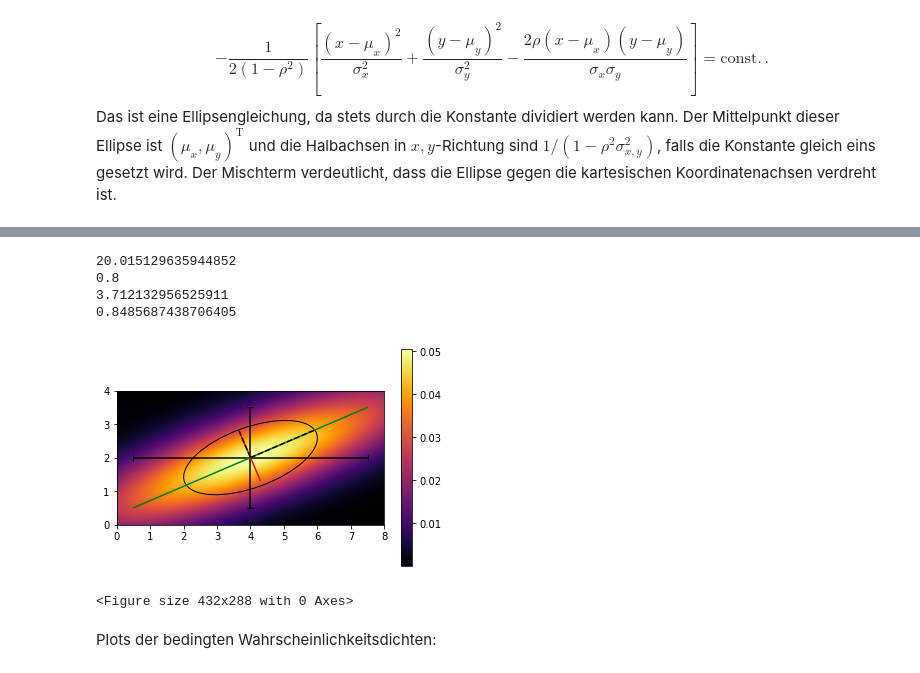
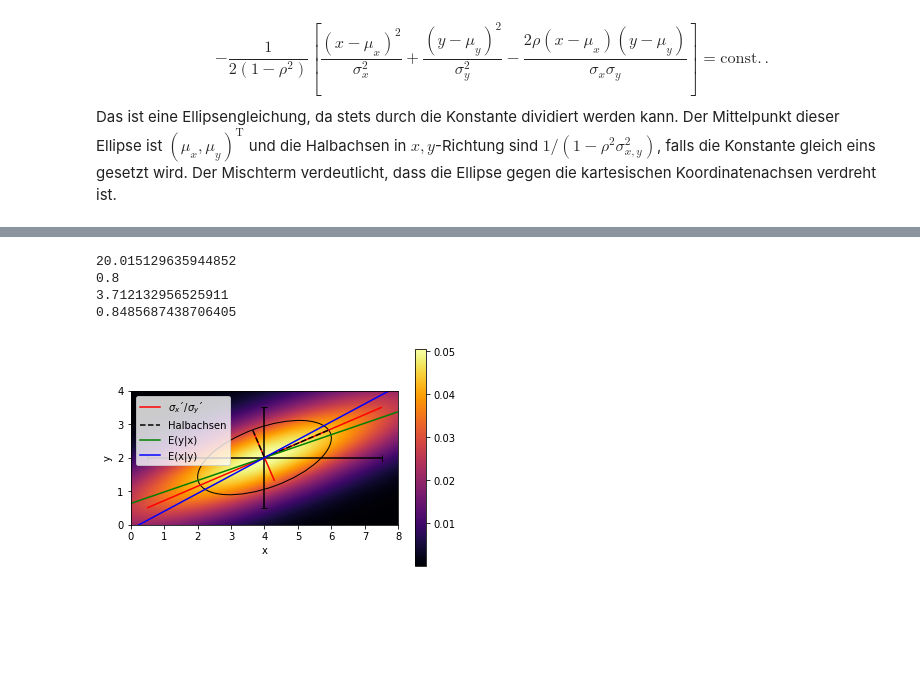
Before and after one commit to JaLuka98/SMD18-19, a Jupyter notebook: Übungsblätter/Blatt2/aufgabe3.ipynb, the cells around one changed output, grey strips where cells are left out. Drawn from its saved outputs; the diff is of its cells as text; code cells hidden in the pictures; blank space fills up the shorter version.

```diff
--- a/Übungsblätter/Blatt2/aufgabe3.ipynb
+++ b/Übungsblätter/Blatt2/aufgabe3.ipynb
@@ -103,37 +105,48 @@ G = np.matmul(MTC, M)
 
 sigmax1 = np.sqrt(G[0,0])
 sigmay1 = np.sqrt(G[1,1])
 print(sigmax1)
 print(sigmay1)
 #----------------------------------------------------
 
 #Neue Achsen und sigmas einzeichnen---------------------
 a = -np.tan(alpha)
 b = 2-(a*4)
 def f(x):
     return a*x+b
 
 x = np.linspace(4-sigmay1*np.sin(alpha1), 4+sigmay1*np.sin(alpha1))
-plt.plot(x, f(x), 'r-') #sigma_y'
+plt.plot(x, f(x), 'r-', label=r'$\sigma_x´/\sigma_y´$') #sigma_y'
 x = np.linspace(3.65,4)
 plt.plot(x, f(x), 'k--', label='Halbachsen') #neue y-Achse
 
 a = 1/np.tan(alpha)
 b = 2-(a*4)
 x = np.linspace(4-sigmax1*np.cos(alpha1), 4+sigmax1*np.cos(alpha1))
-plt.plot(x, f(x), 'g-') #sigma_x'
+plt.plot(x, f(x), 'r-') #sigma_x'
 x = np.linspace(4,5.9)
 plt.plot(x,f(x), 'k--') #neue x-Achse
 #--------------------------------
 
+#Bedingte Erwartungswerte-----------
+def E(x):
+    return (24*x+44)/70
+def G(y):
+    return (30*x-8)/56 #dies ist die Umkehrfunktion der oben stehenden Funktion
+
+x = np.linspace(0,8)
+
+plt.plot(x, E(x), 'g-', label='E(y|x)')
+plt.plot(x, G(y), 'b-', label='E(x|y)')
+#-------------------------------------
+
+plt.xlabel('x')
+plt.ylabel('y')
+plt.legend()
 plt.show()
-plt.clf()
 # %% [output]
 20.015129635944852
 0.8
 3.712132956525911
 0.8485687438706405
-[figure, old version]
+[figure, new version]
-<Figure size 432x288 with 0 Axes>
-# %% [markdown]
-Plots der bedingten Wahrscheinlichkeitsdichten:
```
Also changed, not shown: parts of 2 cells of this notebook.
